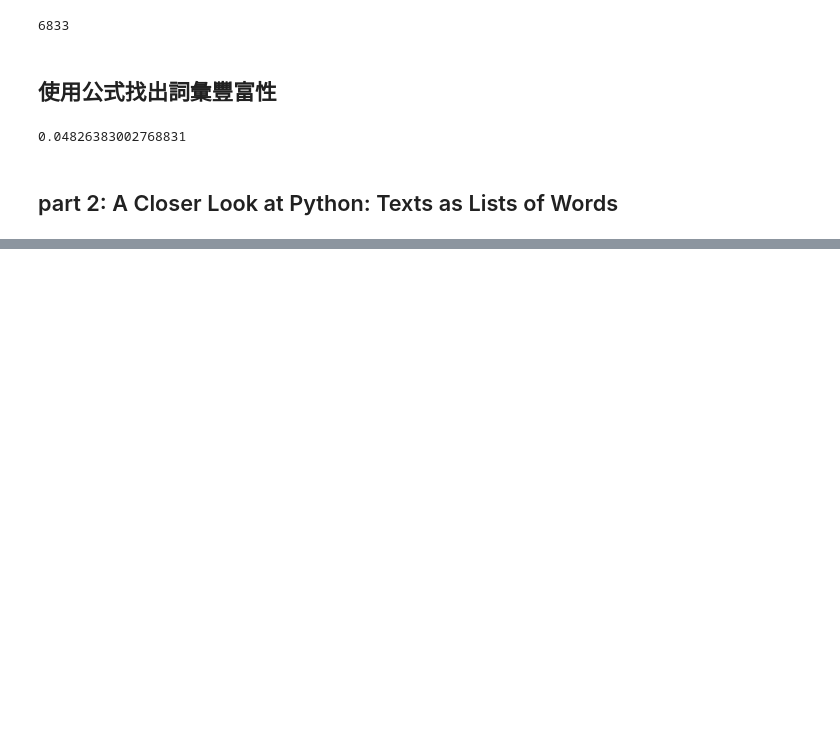
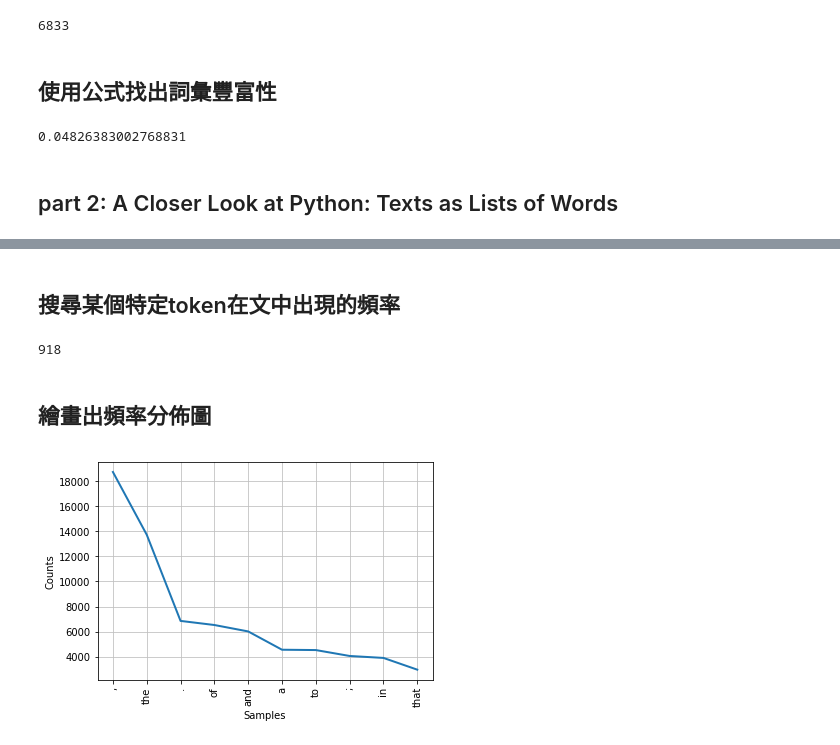
Before and after one commit to xxcqc250/NLTK_teaching, a Jupyter notebook: CH1_Language_Processing_and_Python.ipynb, the cells around one changed output, grey strips where cells are left out. Drawn from its saved outputs; the diff is of its cells as text; code cells hidden in the pictures; blank space fills up the shorter version.

```diff
--- a/CH1_Language_Processing_and_Python.ipynb
+++ b/CH1_Language_Processing_and_Python.ipynb
@@ -113,0 +183,4 @@ len(set(text2)) / len(text2)
+# %%
+flist = FreqDist(text1)
+print(flist)
+flist
@@ -113,0 +221,14 @@ len(set(text2)) / len(text2)
+# %% [markdown]
+## 搜尋某個特定token在文中出現的頻率
+# %%
+flist['so']
+# %% [output]
+918
+# %% [markdown]
+## 繪畫出頻率分佈圖
+# %%
+# 第一個參數為token的數量,若要顯示token累計數量,cumulative=True,反之則False
+
+flist.plot(10, cumulative=False)
+# %% [output]
+[figure, added]
```
Also changed, not shown: parts of 40 cells of this notebook.
